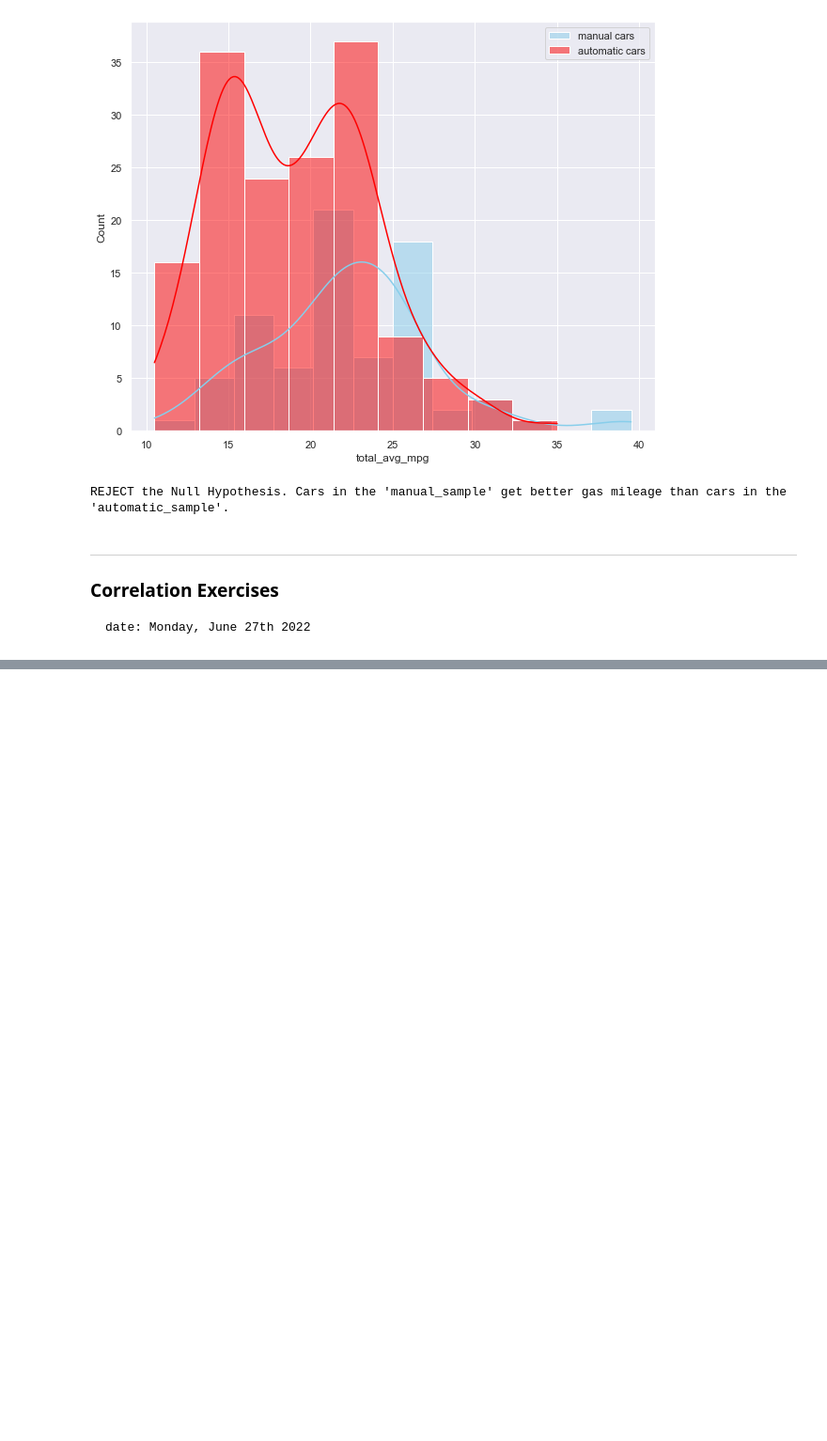
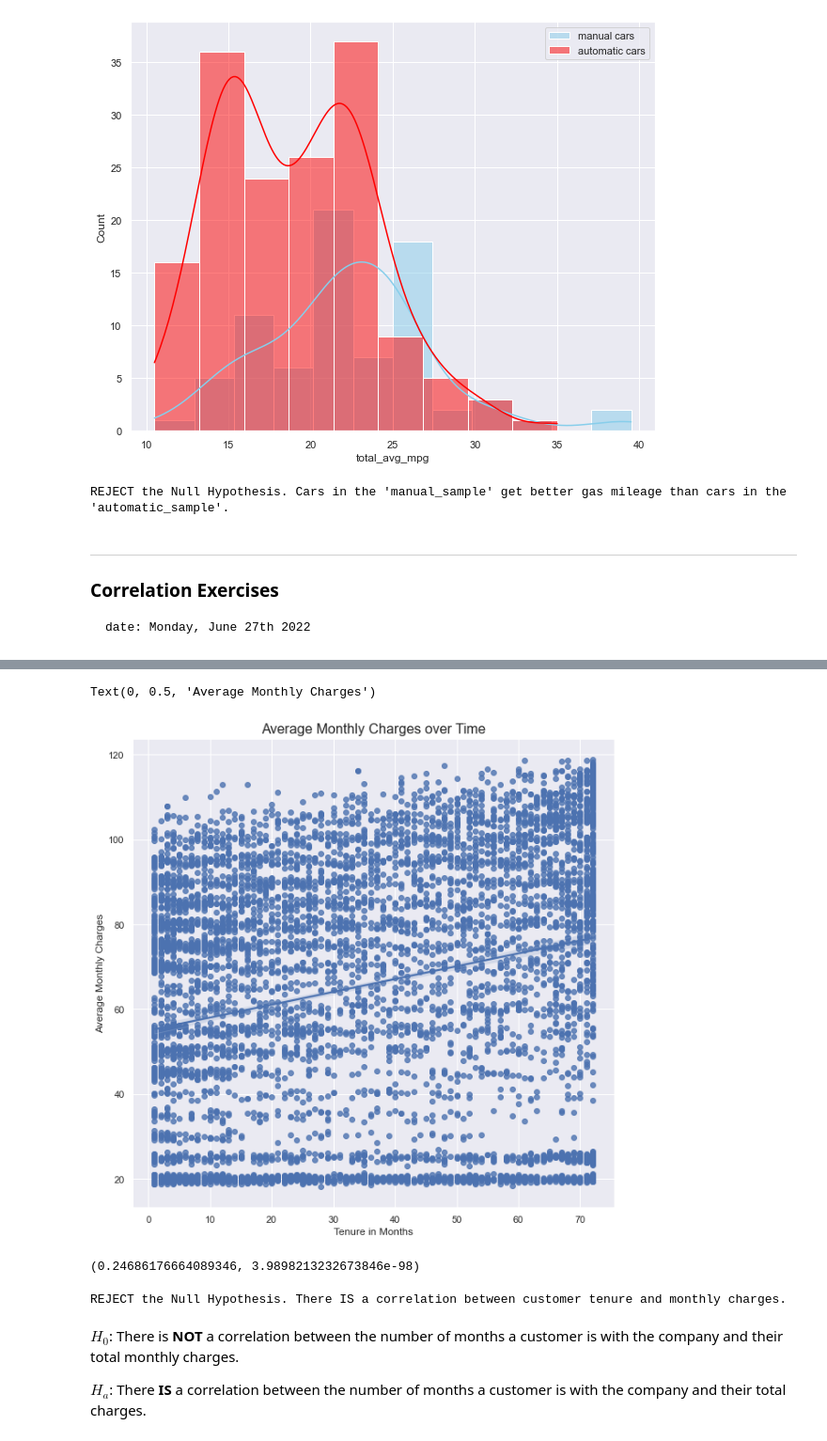
Before and after one commit to mijailmariano/statistics-exercises, a Jupyter notebook: hypothesis_testing.ipynb, the cells around one changed output, grey strips where cells are left out. Shown: that part at 94% size. Cells and saved outputs as stored; diff of their text form; code cells hidden in the pictures; blank space fills up the shorter version.

```diff
--- a/hypothesis_testing.ipynb
+++ b/hypothesis_testing.ipynb
@@ -600,0 +608,3 @@ REJECT the Null Hypothesis. Cars in the 'manual_sample' get better gas mileage t
+# %%
+telco_df = pd.read_csv("telco_churn.csv")
+telco_df.head()
@@ -600,0 +639,4 @@ REJECT the Null Hypothesis. Cars in the 'manual_sample' get better gas mileage t
+# %%
+# cleaning for "NULL values"
+
+telco_df = telco_df.dropna()
@@ -600,0 +677,24 @@ REJECT the Null Hypothesis. Cars in the 'manual_sample' get better gas mileage t
+# %%
+# plotting the variables
+
+plt.figure(figsize= (10, 10))
+fig = sns.regplot(x = "tenure", y = "MonthlyCharges", data=telco_df)
+
+fig.set_title("Average Monthly Charges over Time", fontsize=16)
+fig.set_xlabel("Tenure in Months", fontsize=12)
+fig.set_ylabel("Average Monthly Charges", fontsize=12)
+# %% [output]
+Text(0, 0.5, 'Average Monthly Charges')
+[figure, added]
+# %%
+corr, p_value = stats.pearsonr(x, y)
+corr, p_value
+# %% [output]
+(0.24686176664089346, 3.9898213232673846e-98)
+# %%
+if p_value < alpha:
+    print(f"REJECT the Null Hypothesis. There IS a correlation between customer tenure and monthly charges.")
+else:
+    print(f"Failed to reject the Null Hypothesis.")
+# %% [output]
+REJECT the Null Hypothesis. There IS a correlation between customer tenure and monthly charges.
@@ -600,0 +703,6 @@ REJECT the Null Hypothesis. Cars in the 'manual_sample' get better gas mileage t
+# %% [markdown]
+$H_0$:
+There is **NOT** a correlation between the number of months a customer is with the company and their total monthly charges.
+
+$H_a$:
+There **IS** a correlation between the number of months a customer is with the company and their total charges.
```
Also changed, not shown: parts of 19 cells of this notebook.
